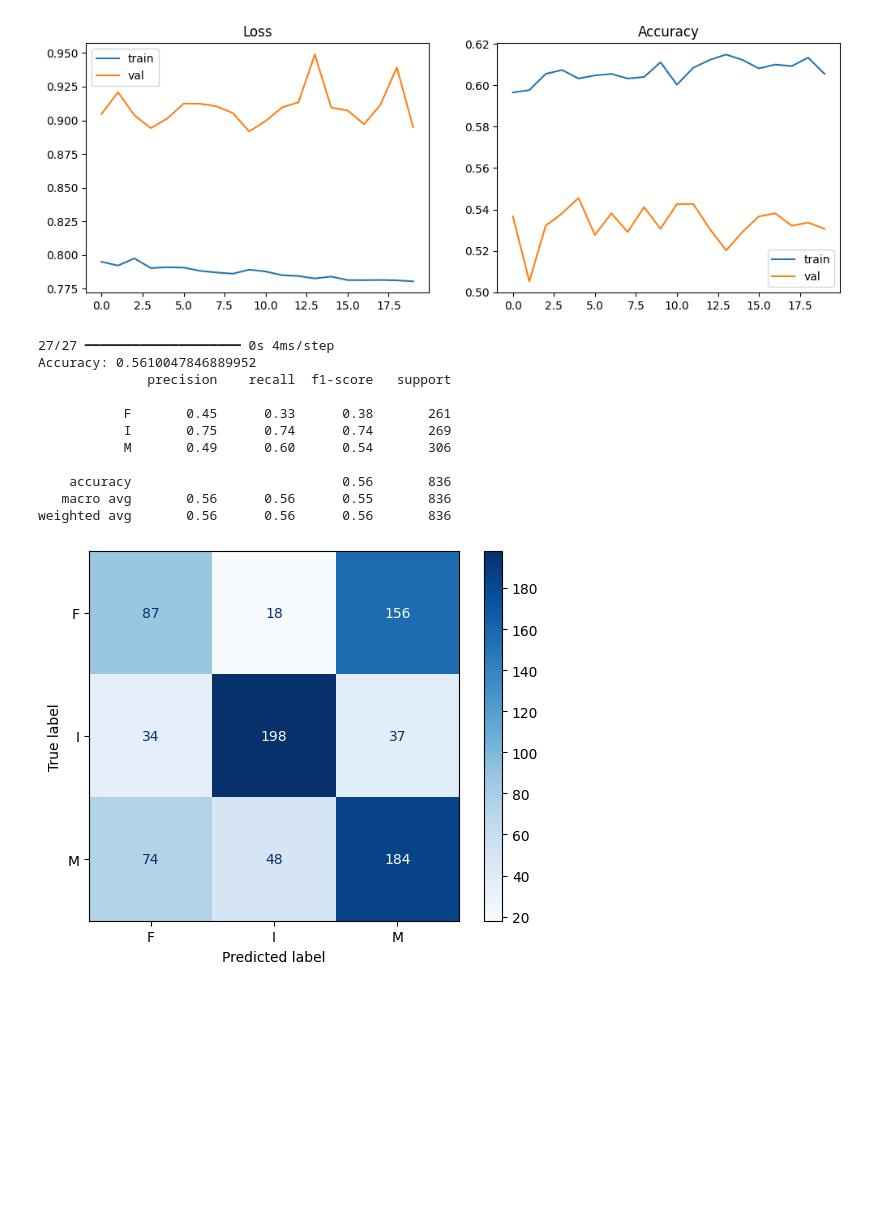
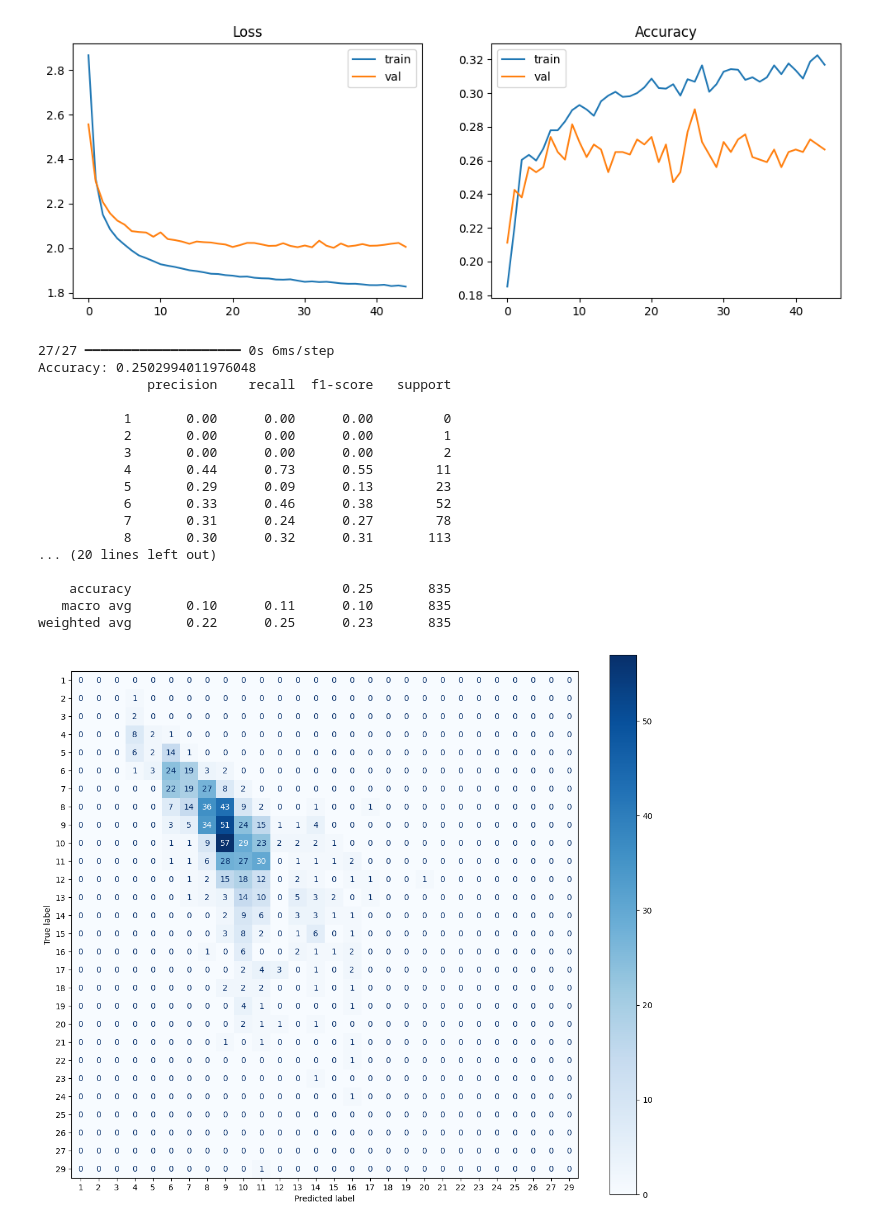
Before and after one commit to ralph-Jung/AI-Class, a Jupyter notebook: 6주차/10_12_abalone_classification.ipynb, the cells around one changed output. Saved outputs shown, nothing was run; the diff lists cells and outputs as text; code cells hidden in the pictures; blank space fills up the shorter version.

```diff
--- a/6주차/10_12_abalone_classification.ipynb
+++ b/6주차/10_12_abalone_classification.ipynb
@@ -12,0 +71,12 @@ df=pd.read_csv("/content/drive/MyDrive/Colab Notebooks/abalone.csv")
+# %%
+# 3. 전처리
+## 결측치 : 처리할게 없음
+## 이상치 : Height 부분에서 무리에서 뚝 떨어져 혼자 있는 점들이 보여서 Height 부분 지우기
+### Length , Diameter 를 이용해서 해당 Height 값이 이상한지 아닌지를 판단
+print(df.sort_values("Height", ascending=False).head(3)[["Length", "Diameter", "Height"]])
+print(df[df["Height"] == 0][["Length", "Diameter", "Height"]])
+
+df = df[(df["Height"] > 0) & (df["Height"] < 0.4)].reset_index(drop=True)
+
+## 희귀값 : 양 끝의 희귀값들이 하나의 그룹에 포함되도록 lower 와 upper 를 추가
+strat = df["Rings"].clip(lower=3, upper=22)
@@ -13,9 +91,9 @@ df=pd.read_csv("/content/drive/MyDrive/Colab Notebooks/abalone.csv")
 # %%
-# 1. 입력 / 정답 나누기
-X = df.drop(columns=["id", "Sex"]).values.astype("float32")   # 입력 8개 (숫자)
+# 4. 입력 / 정답 나누기
+X = pd.get_dummies(df.drop(columns=["id", "Rings"]), columns=["Sex"]).values.astype("float32")
 
-# 정답 Sex를 원-핫 인코딩 (열 순서: F, I, M)
-Y_df = pd.get_dummies(df["Sex"])
+## 정답 Rings를 원-핫 인코딩
+Y_df = pd.get_dummies(df["Rings"])
 labels = Y_df.columns.tolist()
 Y = Y_df.values.astype("float32")
 print("클래스 순서:", labels, "| Y 모양:", Y.shape)
@@ -24,5 +102,5 @@ print("클래스 순서:", labels, "| Y 모양:", Y.shape)
 # %%
-# 2. 학습 / 테스트 분할 (Sex 비율 유지)
+# 3. 학습 / 테스트 분할
 X_train, X_test, y_train, y_test = train_test_split(
-    X, Y, test_size=0.2, random_state=42, stratify=df["Sex"])
+    X, Y, test_size=0.2, random_state=42, stratify=strat)
 # %%
@@ -32,13 +110,13 @@ scaler = StandardScaler()
 X_train = scaler.fit_transform(X_train)
 X_test = scaler.transform(X_test)
 # %%
-# 4. 모델 구성
+# 5. 모델 구성
 #    다중 분류 + 단일 레이블 → 출력층 softmax, 클래스가 3개라 노드 3개
 model = tf.keras.Sequential([
     tf.keras.layers.Input(shape=(X_train.shape[1],)),
     tf.keras.layers.Dense(64, activation="relu"),
     tf.keras.layers.Dense(32, activation="relu"),
-    tf.keras.layers.Dense(3, activation="softmax"),
+    tf.keras.layers.Dense(Y.shape[1], activation="softmax"),
 ])
 
 
@@ -100,28 +178,39 @@ axes[1].plot(history.history["val_accuracy"], label="val")
 axes[1].set_title("Accuracy"); axes[1].legend()
 plt.show()
 # %% [output]
-[figure, old version]
+[figure, new version]
 # %%
 # 7. 평가: 확률 → 클래스 번호, 원-핫 정답 → 클래스 번호
-# 지금 보면 정확도가 56% 로 낮다 . 그 중에서도 F 를 M 로 잘못 판단하는 경우가 156 번 이나 된다
-# 이걸 보면 해당 데이터 들로 성별 차이를 구분할 수는 없다는 걸 보여준다
-y_pred = np.argmax(model.predict(X_test), axis=1)
-y_true = np.argmax(y_test, axis=1)
+y_pred = np.argmax(model.predict(X_test), axis=1)   # 예측 클래스 번호
+y_true = np.argmax(y_test, axis=1)                  # 정답 클래스 번호
+
+all_classes = range(len(labels))
+label_names = [str(l) for l in labels]
+
 print("Accuracy:", accuracy_score(y_true, y_pred))
-print(classification_report(y_true, y_pred, target_names=labels))
+print(classification_report(y_true, y_pred, labels=all_classes,
+                            target_names=label_names, zero_division=0))
 
-ConfusionMatrixDisplay(confusion_matrix(y_true, y_pred), display_labels=labels).plot(cmap="Blues")
+fig, ax = plt.subplots(figsize=(14, 12))
+ConfusionMatrixDisplay(confusion_matrix(y_true, y_pred, labels=all_classes),
+                       display_labels=label_names).plot(cmap="Blues", ax=ax, values_format="d")
 plt.show()
 # %% [output]
-27/27 ━━━━━━━━━━━━━━━━━━━━ 0s 4ms/step
-Accuracy: 0.5610047846889952
+27/27 ━━━━━━━━━━━━━━━━━━━━ 0s 6ms/step
+Accuracy: 0.2502994011976048
               precision    recall  f1-score   support
 
-           F       0.45      0.33      0.38       261
-           I       0.75      0.74      0.74       269
-           M       0.49      0.60      0.54       306
+           1       0.00      0.00      0.00         0
+           2       0.00      0.00      0.00         1
+           3       0.00      0.00      0.00         2
+           4       0.44      0.73      0.55        11
+           5       0.29      0.09      0.13        23
+           6       0.33      0.46      0.38        52
+           7       0.31      0.24      0.27        78
+           8       0.30      0.32      0.31       113
+... (20 lines left out)
 
-    accuracy                           0.56       836
-   macro avg       0.56      0.56      0.55       836
-weighted avg       0.56      0.56      0.56       836
+    accuracy                           0.25       835
+   macro avg       0.10      0.11      0.10       835
+weighted avg       0.22      0.25      0.23       835
-[figure, old version]
+[figure, new version]
```
Also changed, not shown: parts of 12 cells of this notebook.
